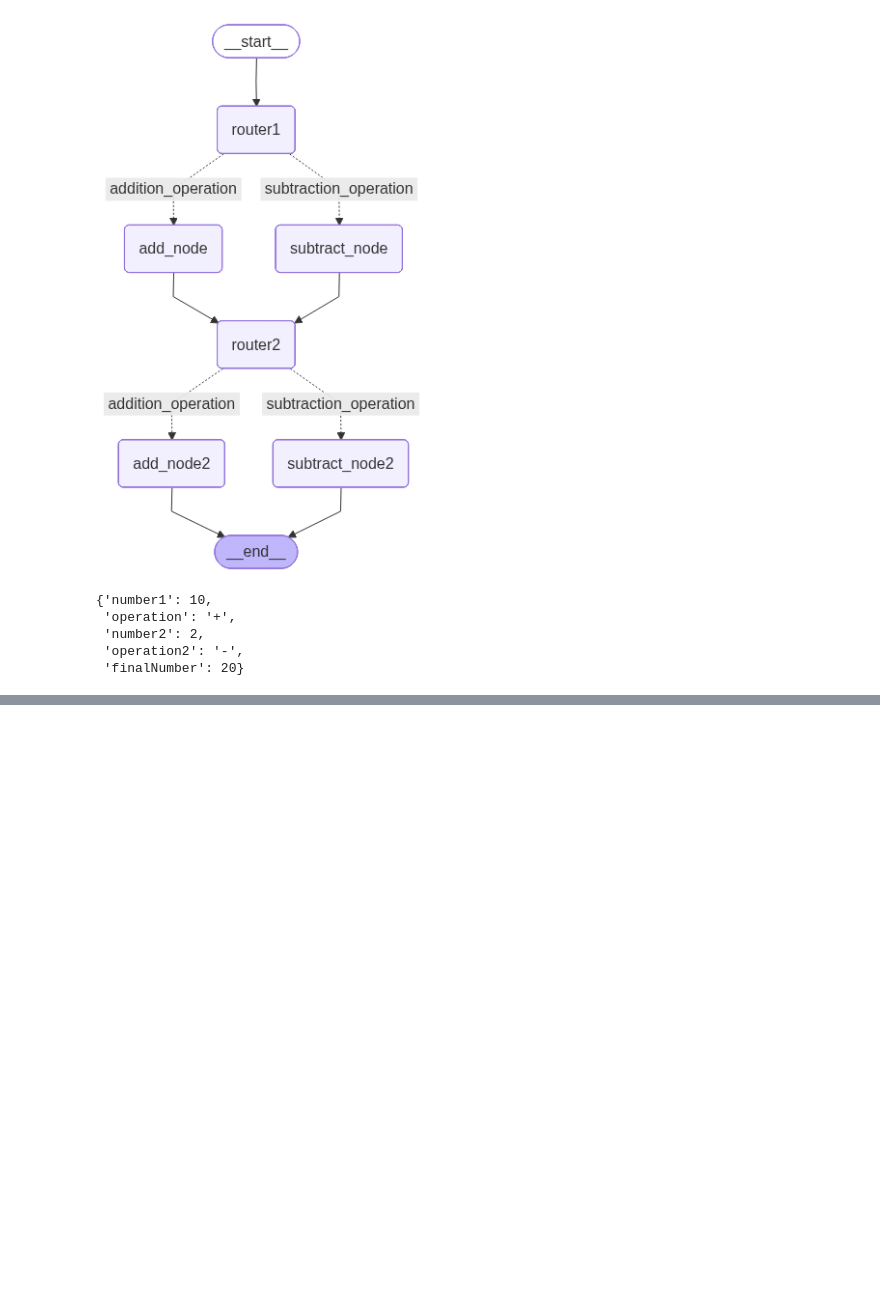
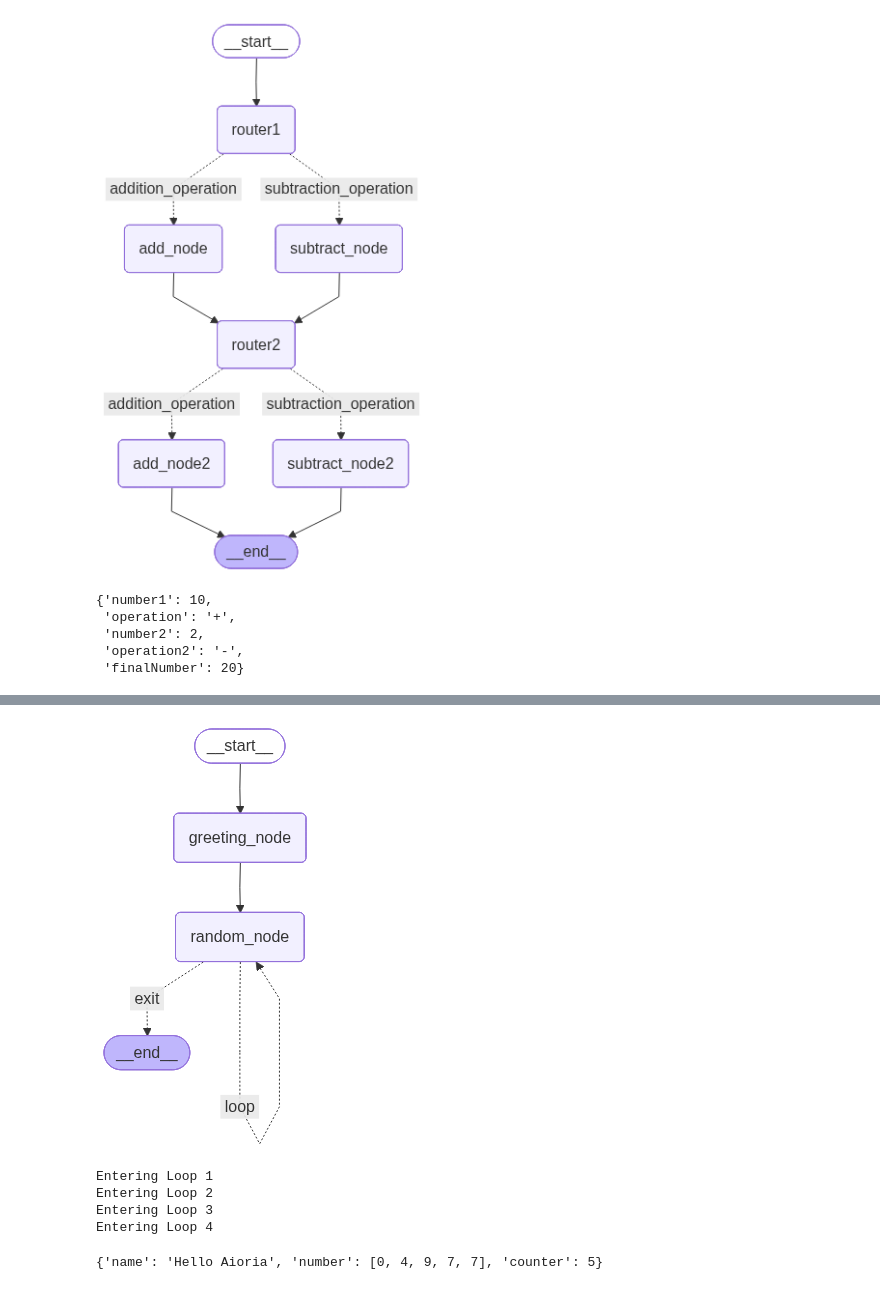
Before and after one commit to Menezes-Gus/Hornut, a Jupyter notebook: learning.ipynb, the cells around one changed output, grey strips where cells are left out. Cells and saved outputs as stored; diff of their text form; code cells hidden in the pictures; blank space fills up the shorter version.

```diff
--- a/learning.ipynb
+++ b/learning.ipynb
@@ -380,0 +490,5 @@ app.invoke(st)
+# %%
+class AgentState(TypedDict):
+    name: str
+    number: List[int]
+    counter: int
@@ -380,0 +505,48 @@ app.invoke(st)
+# %%
+def random_node(state: AgentState) -> AgentState:
+    """
+    Random node which returns a random number from 0 to 10
+    """
+    state['number'].append(random.randint(0,10))
+    state['counter'] += 1
+    return state
+# %%
+def should_continue(state: AgentState) -> str:
+    """Function to decide what to do next"""
+    if state['counter']<5:
+        print("Entering Loop", state['counter'])
+        return "loop"
+    else:
+        return "exit"
+# %%
+graph = StateGraph(AgentState)
+
+graph.add_node("greeting_node",greeting_node)
+graph.add_node("random_node",random_node)
+
+graph.add_edge(START, "greeting_node")
+graph.add_edge("greeting_node", "random_node")
+
+
+graph.add_conditional_edges(
+    "random_node"
+    ,should_continue
+    ,{
+        "loop":"random_node"
+        ,"exit": END
+    }
+)
+app = graph.compile()
+# %%
+display(Image(app.get_graph().draw_mermaid_png()))
+# %% [output]
+[figure, added]
+# %%
+state = AgentState(name="Aioria")
+app.invoke(state)
+# %% [output]
+Entering Loop 1
+Entering Loop 2
+Entering Loop 3
+Entering Loop 4
+{'name': 'Hello Aioria', 'number': [0, 4, 9, 7, 7], 'counter': 5}
```
Also changed, not shown: parts of 6 cells of this notebook, 1 other file.
